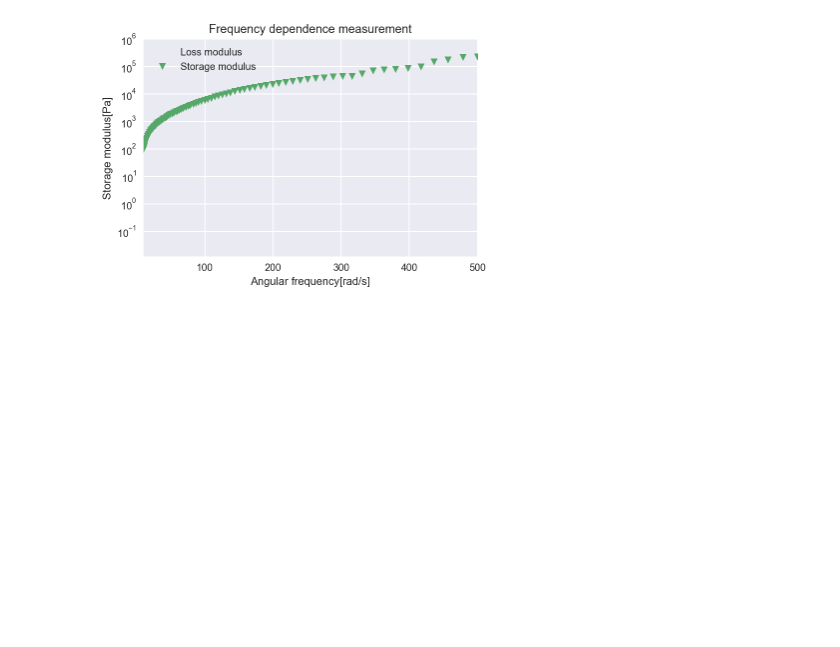
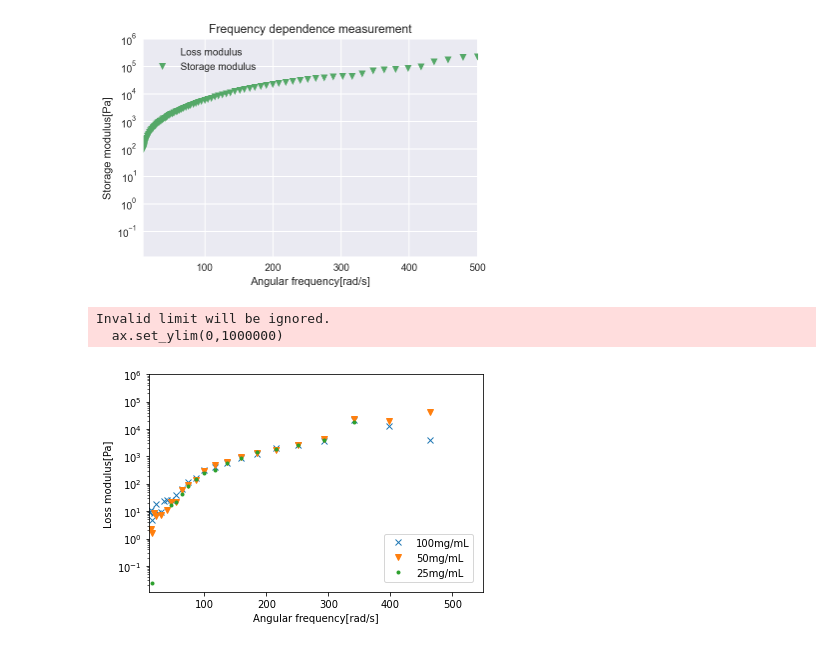
Before and after one commit to komainu99/dynamic-mechanical-analysis, a Jupyter notebook: debug.ipynb, the cells around one changed output. Saved outputs shown, nothing was run; the diff lists cells and outputs as text; code cells hidden in the pictures; blank space fills up the shorter version.

```diff
--- a/debug.ipynb
+++ b/debug.ipynb
@@ -93,3 +93,61 @@ Invalid limit will be ignored.
 Invalid limit will be ignored.
   ax.set_ylim(0,1000000)
 [figure]
+# %%
+%matplotlib inline
+import numpy as np
+import pandas as pd
+import matplotlib.pyplot as plt
+import seaborn as sns
+
+file_path = '/Users/yazuhidekazu/Library/CloudStorage/OneDrive-KyushuUniversity/研究/220701_Rheo/100mg03%10to500rads (2).txt'
+file_path2 = '/Users/yazuhidekazu/Library/CloudStorage/OneDrive-KyushuUniversity/研究/220701_Rheo/50mg03%10to500rads (3).txt'
+file_path3 = '/Users/yazuhidekazu/Library/CloudStorage/OneDrive-KyushuUniversity/研究/220701_Rheo/25mg03%10to500rads (2).txt'
+file_path4 = '/Users/yazuhidekazu/Library/CloudStorage/OneDrive-KyushuUniversity/研究/220701_Rheo/25mg03%10to500rads (4).txt'
+file_path5 = '/Users/yazuhidekazu/Library/CloudStorage/OneDrive-KyushuUniversity/研究/220701_Rheo/25mg03%10to500rads (5).txt'
+
+column = 'Loss modulus'
+
+df = pd.read_table(file_path, header=90)
+df.drop(index=0, inplace=True)
+
+df2 = pd.read_table(file_path2, header=90)
+df2.drop(index=0, inplace=True)
+
+df3 = pd.read_table(file_path3, header=90)
+df3.drop(index=0, inplace=True)
+
+df4 = pd.read_table(file_path4, header=90)
+df4.drop(index=0, inplace=True)
+
+df5 = pd.read_table(file_path5, header=90)
+df5.drop(index=0, inplace=True)
+
+#print(df["Storage modulus"])
+
+fig, ax = plt.subplots()
+
+plt.plot(df['Angular frequency'].astype('float'), df[column].astype('float'), label='100mg/mL', marker='x', linestyle='None')
+plt.plot(df2['Angular frequency'].astype('float'), df2[column].astype('float'), label='50mg/mL', marker='v', linestyle='None')
+plt.plot(df3['Angular frequency'].astype('float'), df3[column].astype('float'), label='25mg/mL', marker='.', linestyle='None')
+#plt.plot(df4['Angular frequency'].astype('float'), df4['Storage modulus'].astype('float'), label='25mg/mL', marker='.', linestyle='None')
+#plt.plot(df5['Angular frequency'].astype('float'), df5['Storage modulus'].astype('float'), label='25mg/mL', marker='.', linestyle='None')
+#plt.plot(df['Angular frequency'].astype('float'), df['Storage modulus'].astype('float'), label="Storage modulus", marker='v', linestyle='None')
+
+ax.set_yscale('log')
+ax.set_xlim(10,550)
+ax.set_ylim(0,1000000)
+
+ax.set_xlabel('Angular frequency[rad/s]')
+ax.set_ylabel("%s[Pa]"%column)
+
+title = column
+
+plt.legend(bbox_to_anchor=(1, 0), loc='lower right', borderaxespad=1)
+plt.show()
+
+fig.savefig("%s.png"%title)
+# %% [output]
+Invalid limit will be ignored.
+  ax.set_ylim(0,1000000)
+[figure, added]
```
Also changed, not shown: parts of 3 cells of this notebook, 11 other files.
